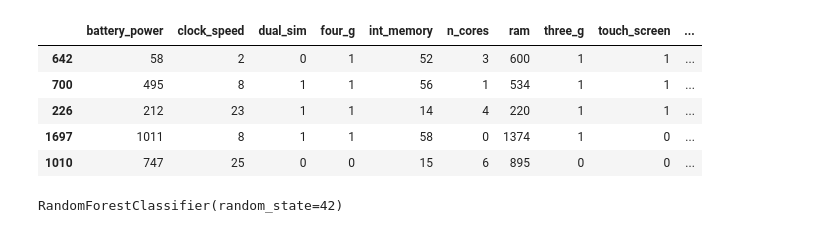
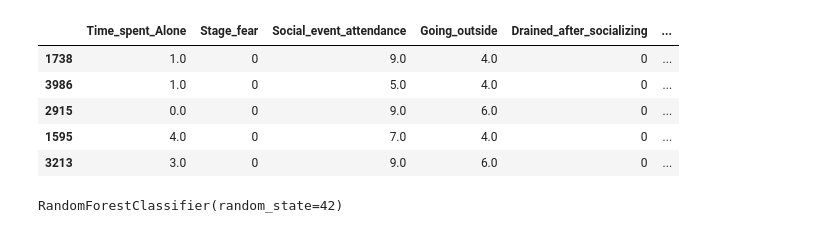
Before and after one commit to 4GeeksAcademy/app_Flask, a Jupyter notebook: src/explore.ipynb, the cells around one changed output. Saved outputs shown, nothing was run; the diff lists cells and outputs as text; code cells hidden in the pictures.

```diff
--- a/src/explore.ipynb
+++ b/src/explore.ipynb
@@ -102,0 +1,6 @@ total_data_fact["price_range"] = pd.factorize(total_data_fact["price_range"])[0]
+# %%
+import pandas as pd
+from sklearn.model_selection import train_test_split
+
+total_data = pd.read_csv("../data/processed/Extrovert vs. Introvert Personality Traits Dataset_Syncoraai_Synthetic data.csv")
+total_data.head()
@@ -103,31 +14,22 @@ total_data_fact["price_range"] = pd.factorize(total_data_fact["price_range"])[0]
 # %%
 from sklearn.model_selection import train_test_split
 
-num_variables = ['battery_power',
- 'clock_speed',
- 'dual_sim',
- 'four_g',
- 'int_memory',
- 'n_cores',
- 'ram',
- 'three_g',
- 'touch_screen',
- 'wifi']
+num_variables = ["Time_spent_Alone", "Stage_fear", "Social_event_attendance", "Going_outside", "Drained_after_socializing", "Friends_circle_size", "Post_frequency"]
 
 # Dividimos el conjunto de datos en muestras de train y test
-X = total_data_fact.drop("price_range", axis = 1)[num_variables]
-y = total_data_fact["price_range"]
+X = total_data.drop("Personality", axis = 1)[num_variables]
+y = total_data["Personality"]
 
 X_train, X_test, y_train, y_test = train_test_split(X, y, test_size = 0.2, random_state = 42)
 
 X_train.head()
 # %% [output]
-|  | battery_power | clock_speed | dual_sim | four_g | int_memory | n_cores | ram | three_g | touch_screen | ... |
-| 642 | 58 | 2 | 0 | 1 | 52 | 3 | 600 | 1 | 1 | ... |
-| 700 | 495 | 8 | 1 | 1 | 56 | 1 | 534 | 1 | 1 | ... |
-| 226 | 212 | 23 | 1 | 1 | 14 | 4 | 220 | 1 | 1 | ... |
-| 1697 | 1011 | 8 | 1 | 1 | 58 | 0 | 1374 | 1 | 0 | ... |
-| 1010 | 747 | 25 | 0 | 0 | 15 | 6 | 895 | 0 | 0 | ... |
+|  | Time_spent_Alone | Stage_fear | Social_event_attendance | Going_outside | Drained_after_socializing | ... |
+| 1738 | 1.0 | 0 | 9.0 | 4.0 | 0 | ... |
+| 3986 | 1.0 | 0 | 5.0 | 4.0 | 0 | ... |
+| 2915 | 0.0 | 0 | 9.0 | 6.0 | 0 | ... |
+| 1595 | 4.0 | 0 | 7.0 | 4.0 | 0 | ... |
+| 3213 | 3.0 | 0 | 9.0 | 6.0 | 0 | ... |
 # %%
 from sklearn.ensemble import RandomForestClassifier
 
```
Also changed, not shown: parts of 24 cells of this notebook, 4 other files.
